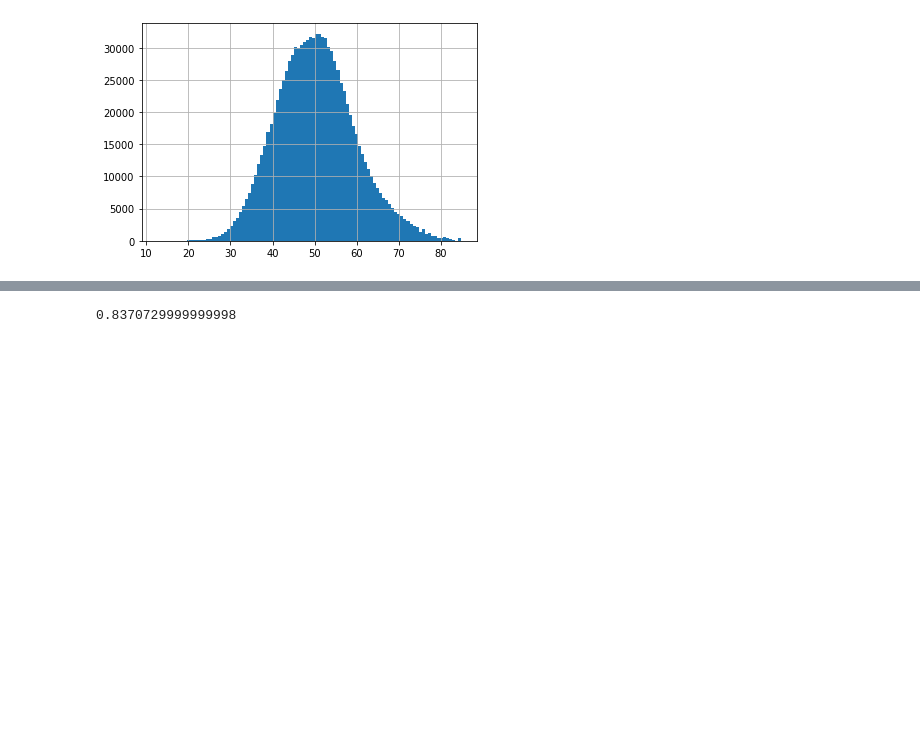
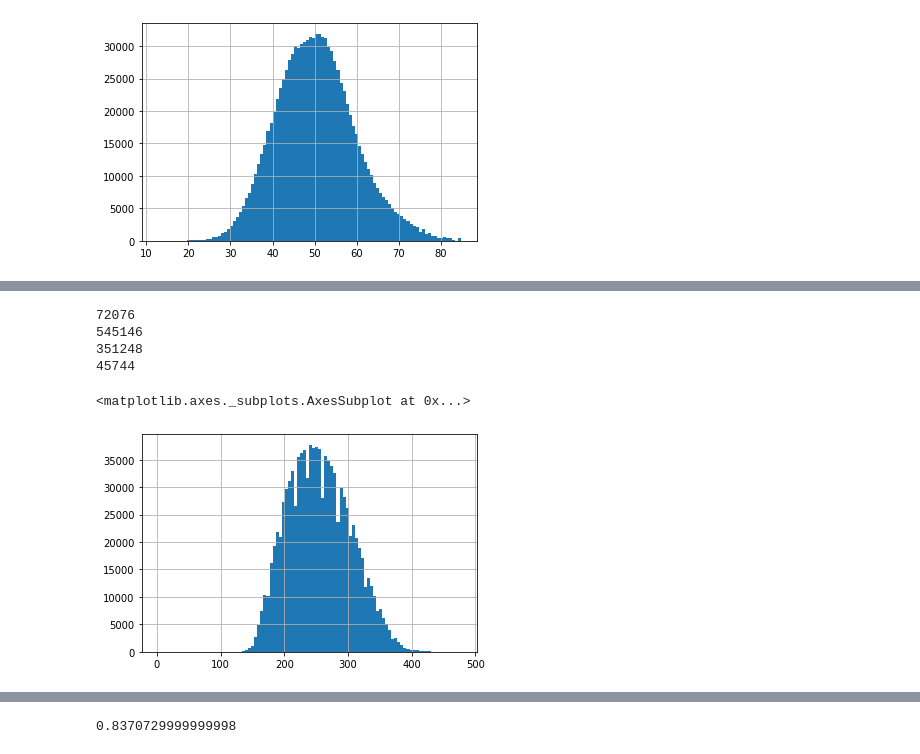
Before and after one commit to dsgantivac/DataMiningProject, a Jupyter notebook: Analisis exploratorio Reduced.ipynb, the cells around one changed output, grey strips where cells are left out. Drawn from its saved outputs; the diff is of its cells as text; code cells hidden in the pictures; blank space fills up the shorter version.

```diff
--- a/Analisis exploratorio Reduced.ipynb
+++ b/Analisis exploratorio Reduced.ipynb
@@ -240 +261,15 @@ NSE4     81445
 dtype: int64
+# %%
+n = len(data.groupby("ESTU_NSE_ESTABLECIMIENTO").size())
+for i in range(1,n+1):
+    print(data.groupby("ESTU_NSE_ESTABLECIMIENTO").size()[i])
+# %% [output]
+72076
+545146
+351248
+45744
+# %%
+data["PUNT_GLOBAL"].hist(bins = 100)
+# %% [output]
+<matplotlib.axes._subplots.AxesSubplot at 0x...>
+[figure, added]
```
Also changed, not shown: parts of 46 cells of this notebook, 2 other files.
